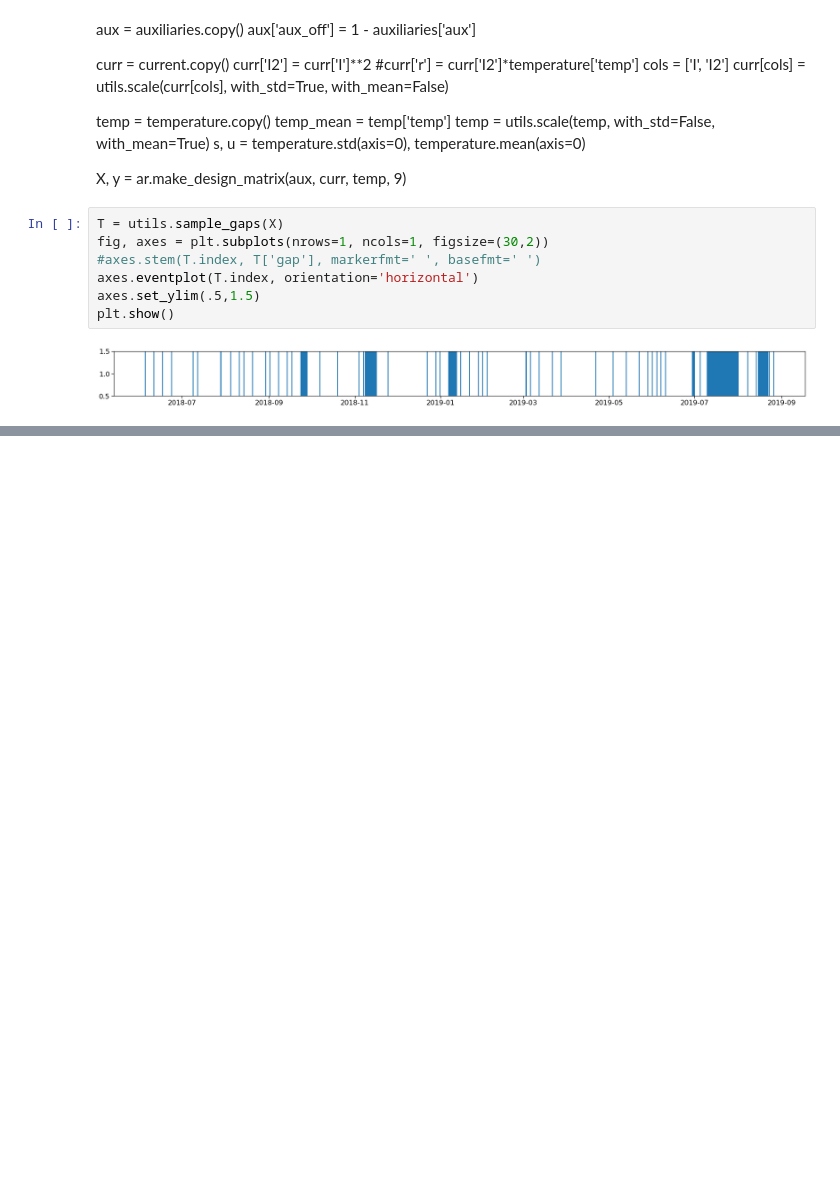
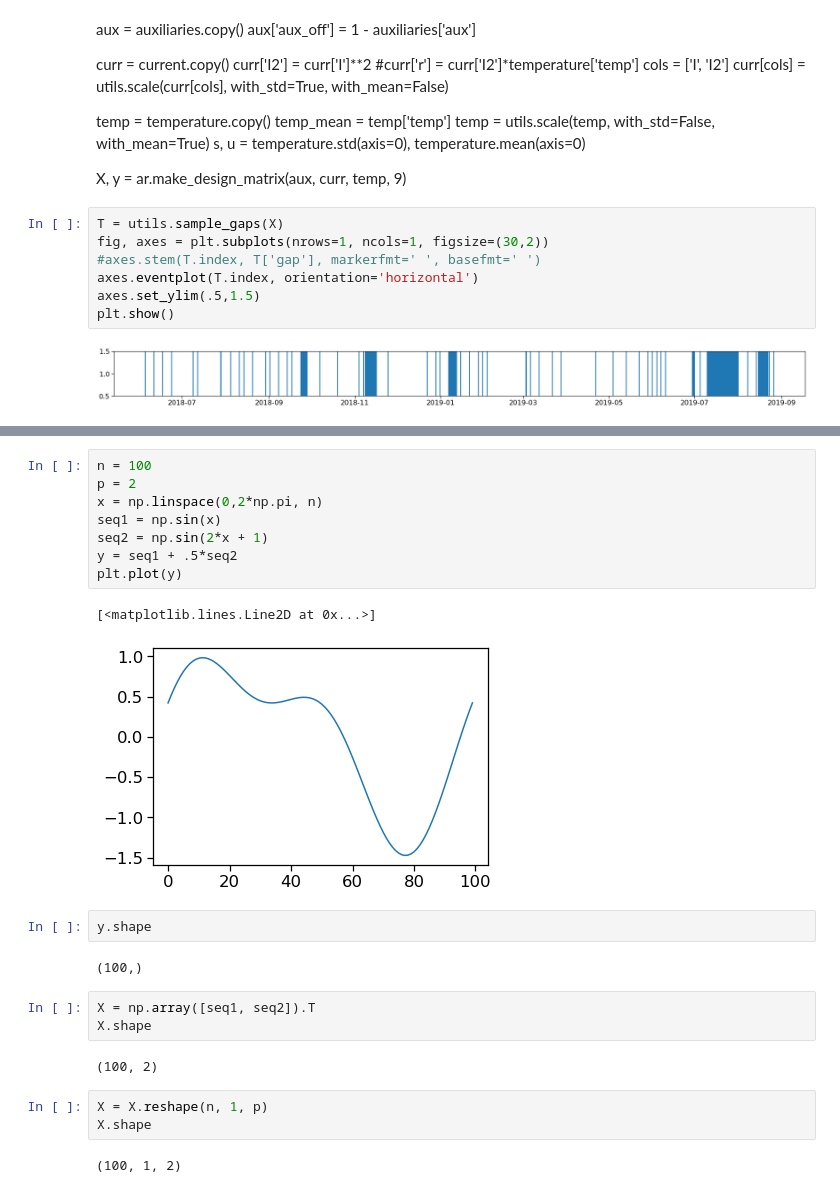
Before and after one commit to fonstelien/FYS-STK4155, a Jupyter notebook: project3/source/project3.ipynb, the cells around one changed output, grey strips where cells are left out. Cells and saved outputs as stored; diff of their text form; blank space fills up the shorter version.

```diff
--- a/project3/source/project3.ipynb
+++ b/project3/source/project3.ipynb
@@ -82,0 +168,25 @@ R2=0.850
+# %%
+n = 100
+p = 2
+x = np.linspace(0,2*np.pi, n)
+seq1 = np.sin(x)
+seq2 = np.sin(2*x + 1)
+y = seq1 + .5*seq2
+plt.plot(y)
+# %% [output]
+[<matplotlib.lines.Line2D at 0x...>]
+[figure, added]
+# %%
+y.shape
+# %% [output]
+(100,)
+# %%
+X = np.array([seq1, seq2]).T
+X.shape
+# %% [output]
+(100, 2)
+# %%
+X = X.reshape(n, 1, p)
+X.shape
+# %% [output]
+(100, 1, 2)
```
Also changed, not shown: parts of 15 cells of this notebook, 1 other file.
